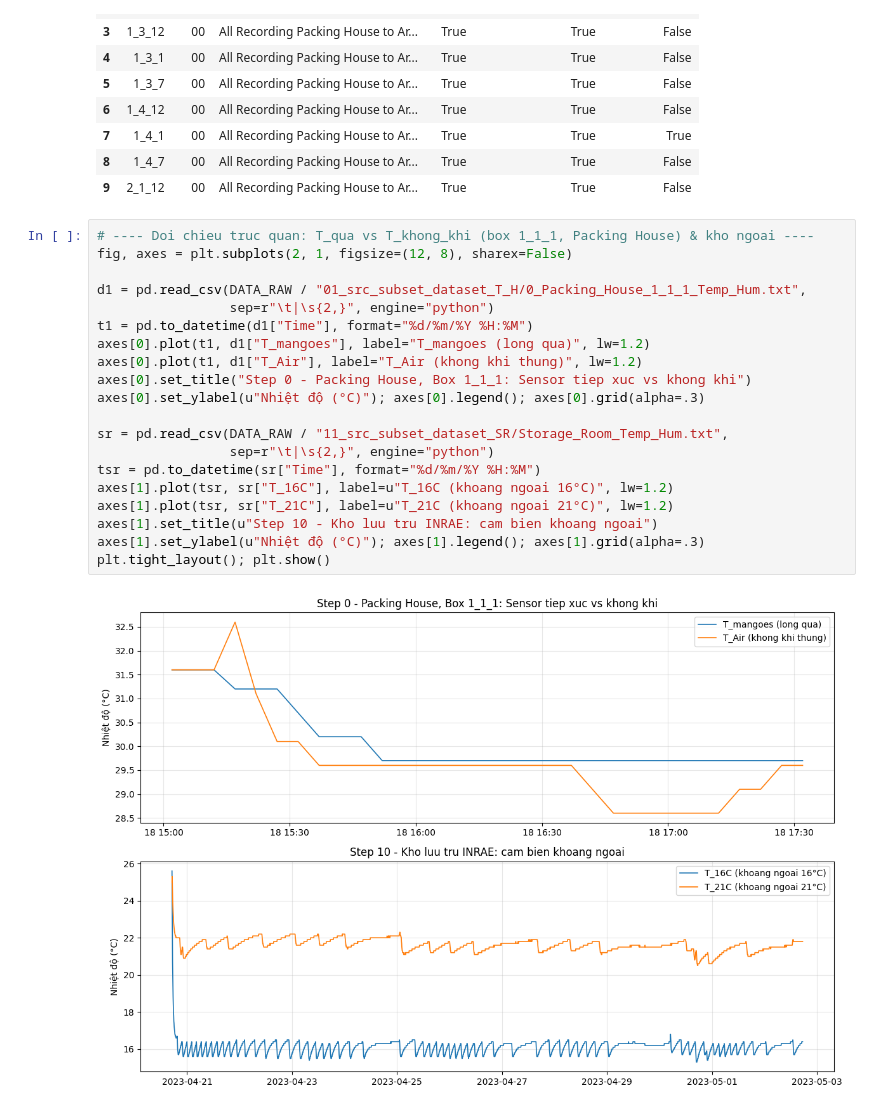
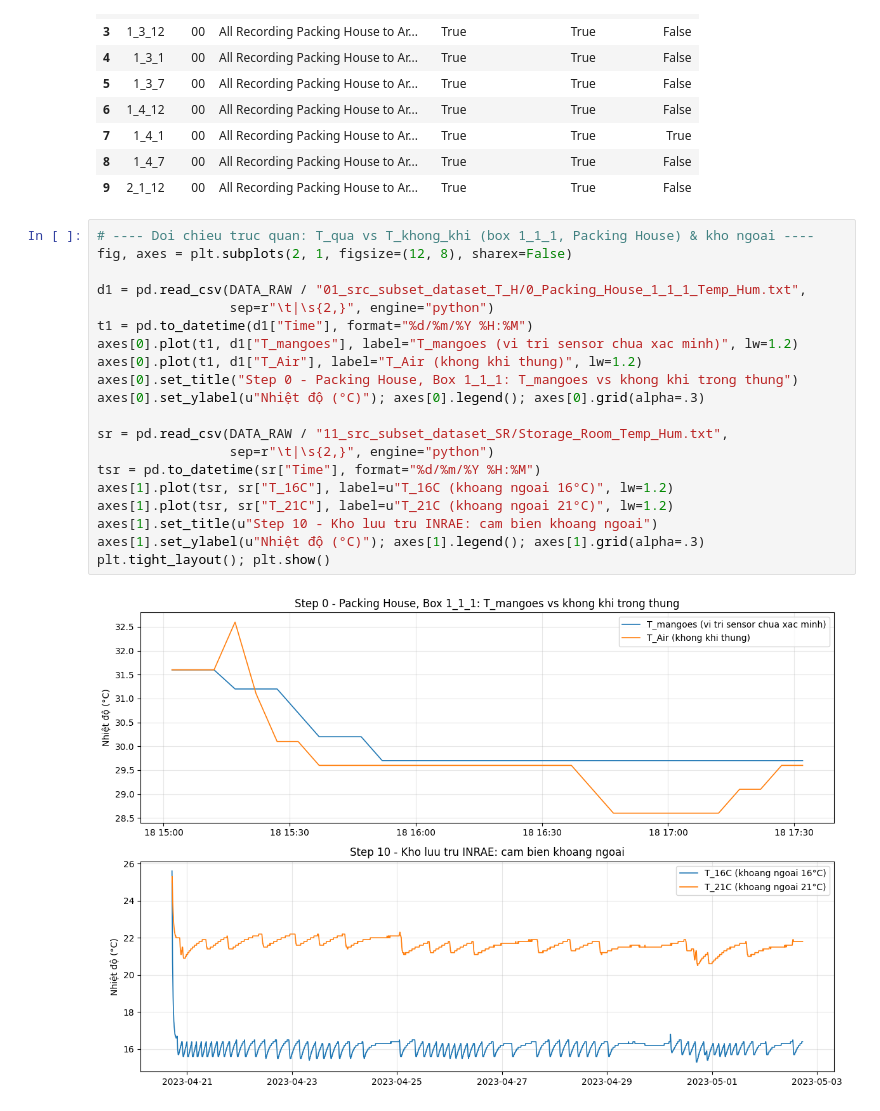
Before and after one commit to mhan0505/nckh_qaaa, a Jupyter notebook: stage1_stage2_inventory.ipynb, the cells around one changed output. Cells and saved outputs as stored; diff of their text form.

Commit message:
Sua dien giai T_mangoes: sensor placement UNVERIFIED (khong khain dinh ruot/long qua); them 2.3.b kiem dinh H1/H2/H3

```diff
--- a/stage1_stage2_inventory.ipynb
+++ b/stage1_stage2_inventory.ipynb
@@ -864,23 +991,23 @@ Name: count_box, dtype: int64
 # %%
 # ---- Doi chieu truc quan: T_qua vs T_khong_khi (box 1_1_1, Packing House) & kho ngoai ----
 fig, axes = plt.subplots(2, 1, figsize=(12, 8), sharex=False)
 
 d1 = pd.read_csv(DATA_RAW / "01_src_subset_dataset_T_H/0_Packing_House_1_1_1_Temp_Hum.txt",
                  sep=r"\t|\s{2,}", engine="python")
 t1 = pd.to_datetime(d1["Time"], format="%d/%m/%Y %H:%M")
-axes[0].plot(t1, d1["T_mangoes"], label="T_mangoes (long qua)", lw=1.2)
+axes[0].plot(t1, d1["T_mangoes"], label="T_mangoes (vi tri sensor chua xac minh)", lw=1.2)
 axes[0].plot(t1, d1["T_Air"], label="T_Air (khong khi thung)", lw=1.2)
-axes[0].set_title("Step 0 - Packing House, Box 1_1_1: Sensor tiep xuc vs khong khi")
+axes[0].set_title("Step 0 - Packing House, Box 1_1_1: T_mangoes vs khong khi trong thung")
 axes[0].set_ylabel(u"Nhiệt độ (°C)"); axes[0].legend(); axes[0].grid(alpha=.3)
 
 sr = pd.read_csv(DATA_RAW / "11_src_subset_dataset_SR/Storage_Room_Temp_Hum.txt",
                  sep=r"\t|\s{2,}", engine="python")
 tsr = pd.to_datetime(sr["Time"], format="%d/%m/%Y %H:%M")
 axes[1].plot(tsr, sr["T_16C"], label=u"T_16C (khoang ngoai 16°C)", lw=1.2)
 axes[1].plot(tsr, sr["T_21C"], label=u"T_21C (khoang ngoai 21°C)", lw=1.2)
 axes[1].set_title(u"Step 10 - Kho luu tru INRAE: cam bien khoang ngoai")
 axes[1].set_ylabel(u"Nhiệt độ (°C)"); axes[1].legend(); axes[1].grid(alpha=.3)
 plt.tight_layout(); plt.show()
 # %% [output]
-[figure, old version]
+[figure, new version]
 # %%
```
Also changed, not shown: parts of 10 cells of this notebook, 1 other file.
